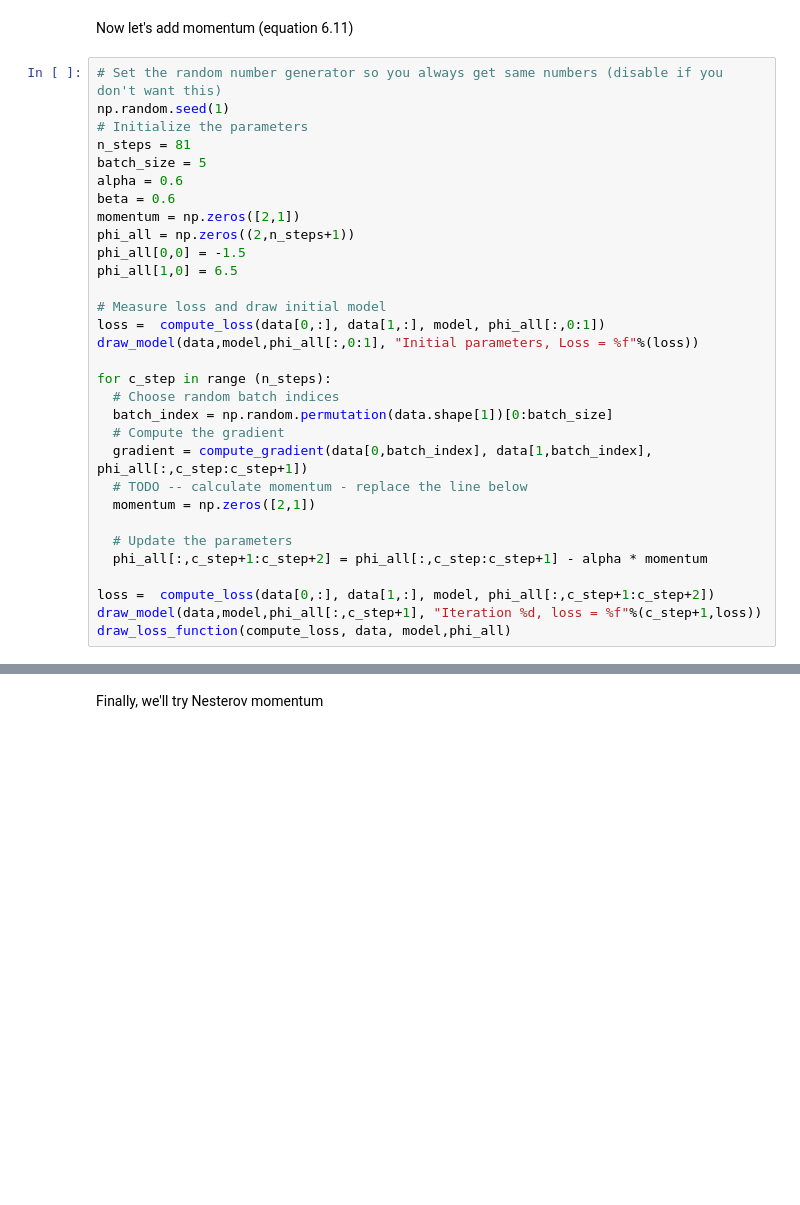
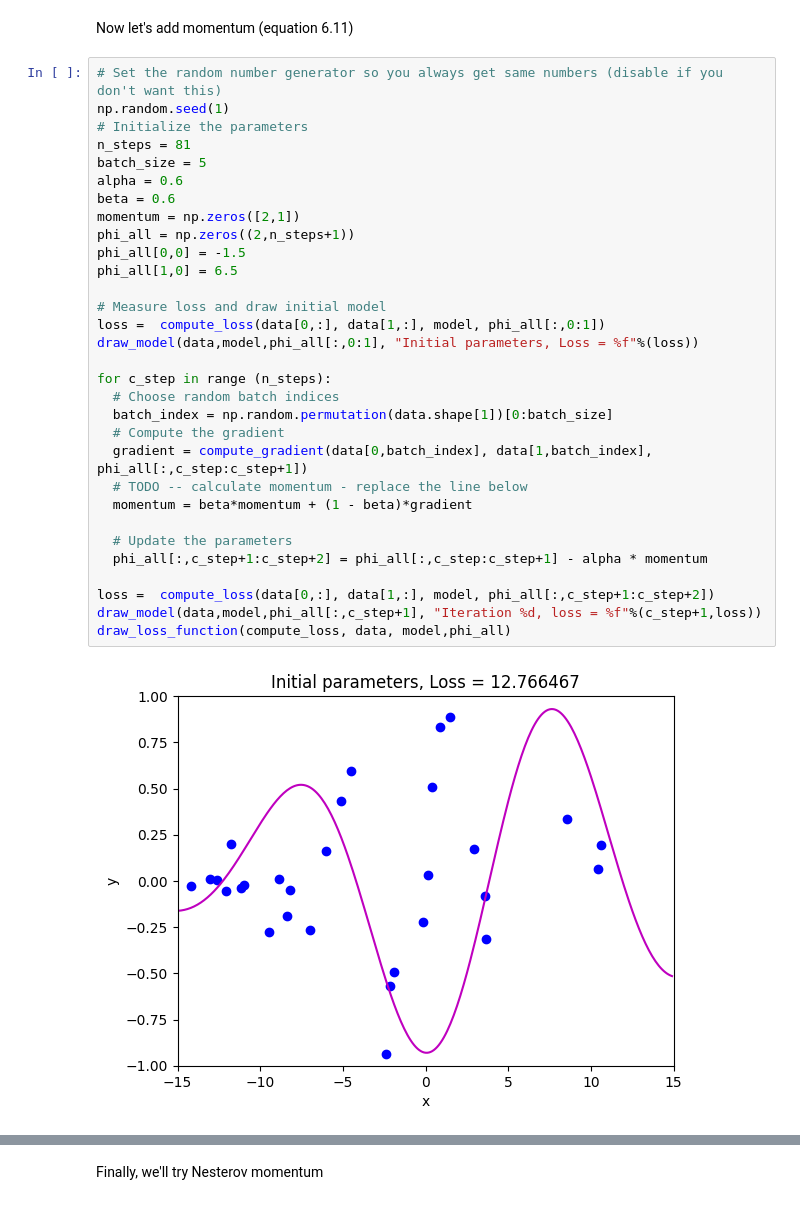
Before and after one commit to dgsjackson/udl-prince-notebooks, a Jupyter notebook: Notebooks/Chap06/6_4_Momentum.ipynb, the cells around one changed output, grey strips where cells are left out. Cells and saved outputs as stored; diff of their text form; blank space fills up the shorter version.

```diff
--- a/Notebooks/Chap06/6_4_Momentum.ipynb
+++ b/Notebooks/Chap06/6_4_Momentum.ipynb
@@ -156,31 +164,33 @@ Now let's add momentum (equation 6.11)
 # %%
 # Set the random number generator so you always get same numbers (disable if you don't want this)
 np.random.seed(1)
 # Initialize the parameters
 n_steps = 81
 batch_size = 5
 alpha = 0.6
 beta = 0.6
 momentum = np.zeros([2,1])
 phi_all = np.zeros((2,n_steps+1))
 phi_all[0,0] = -1.5
 phi_all[1,0] = 6.5
 
 # Measure loss and draw initial model
 loss =  compute_loss(data[0,:], data[1,:], model, phi_all[:,0:1])
 draw_model(data,model,phi_all[:,0:1], "Initial parameters, Loss = %f"%(loss))
 
 for c_step in range (n_steps):
   # Choose random batch indices
   batch_index = np.random.permutation(data.shape[1])[0:batch_size]
   # Compute the gradient
   gradient = compute_gradient(data[0,batch_index], data[1,batch_index],  phi_all[:,c_step:c_step+1])
   # TODO -- calculate momentum - replace the line below
-  momentum = np.zeros([2,1])
+  momentum = beta*momentum + (1 - beta)*gradient
 
   # Update the parameters
   phi_all[:,c_step+1:c_step+2] = phi_all[:,c_step:c_step+1] - alpha * momentum
 
 loss =  compute_loss(data[0,:], data[1,:], model, phi_all[:,c_step+1:c_step+2])
 draw_model(data,model,phi_all[:,c_step+1], "Iteration %d, loss = %f"%(c_step+1,loss))
 draw_loss_function(compute_loss, data, model,phi_all)
+# %% [output]
+[figure, added]
```
Also changed, not shown: parts of 5 cells of this notebook.
